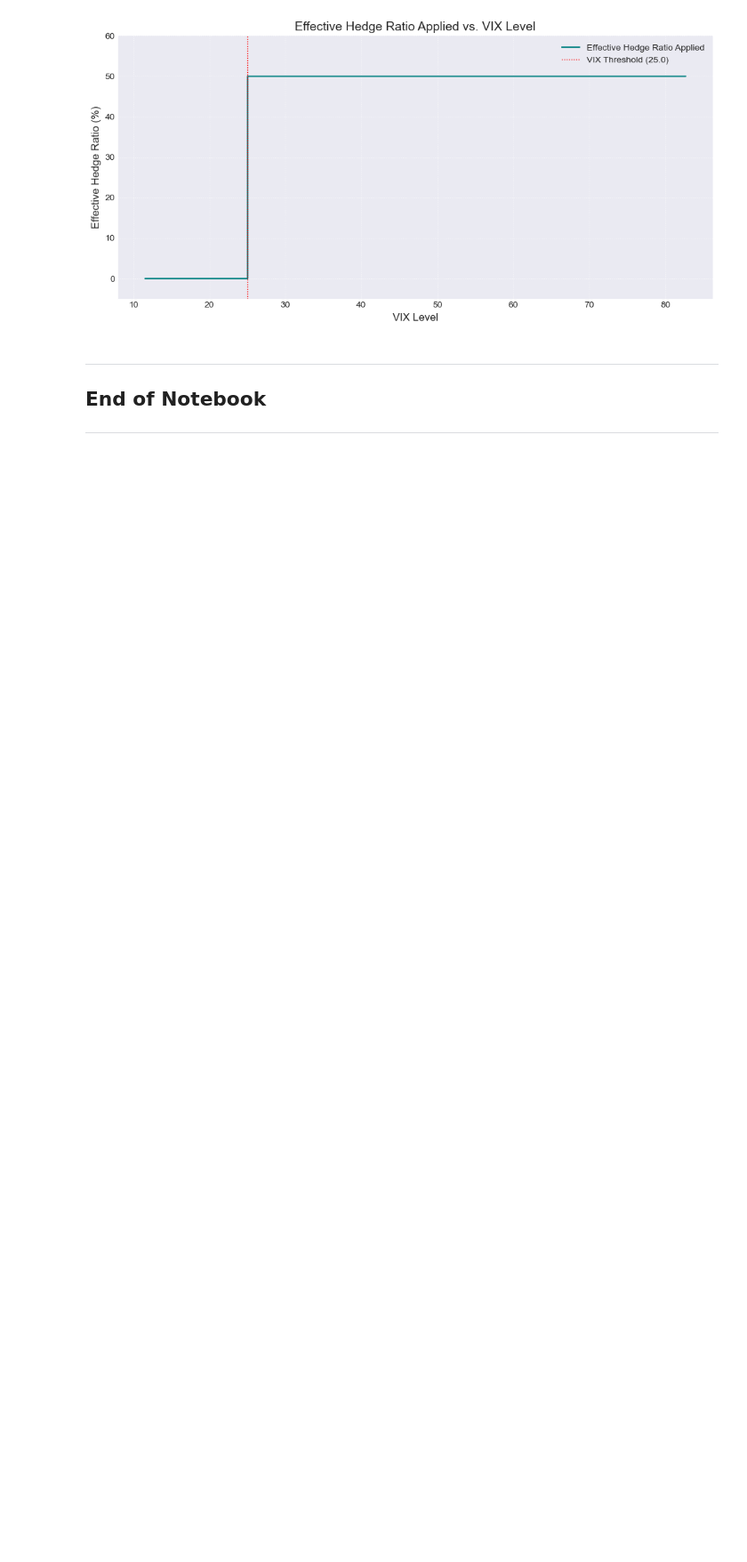
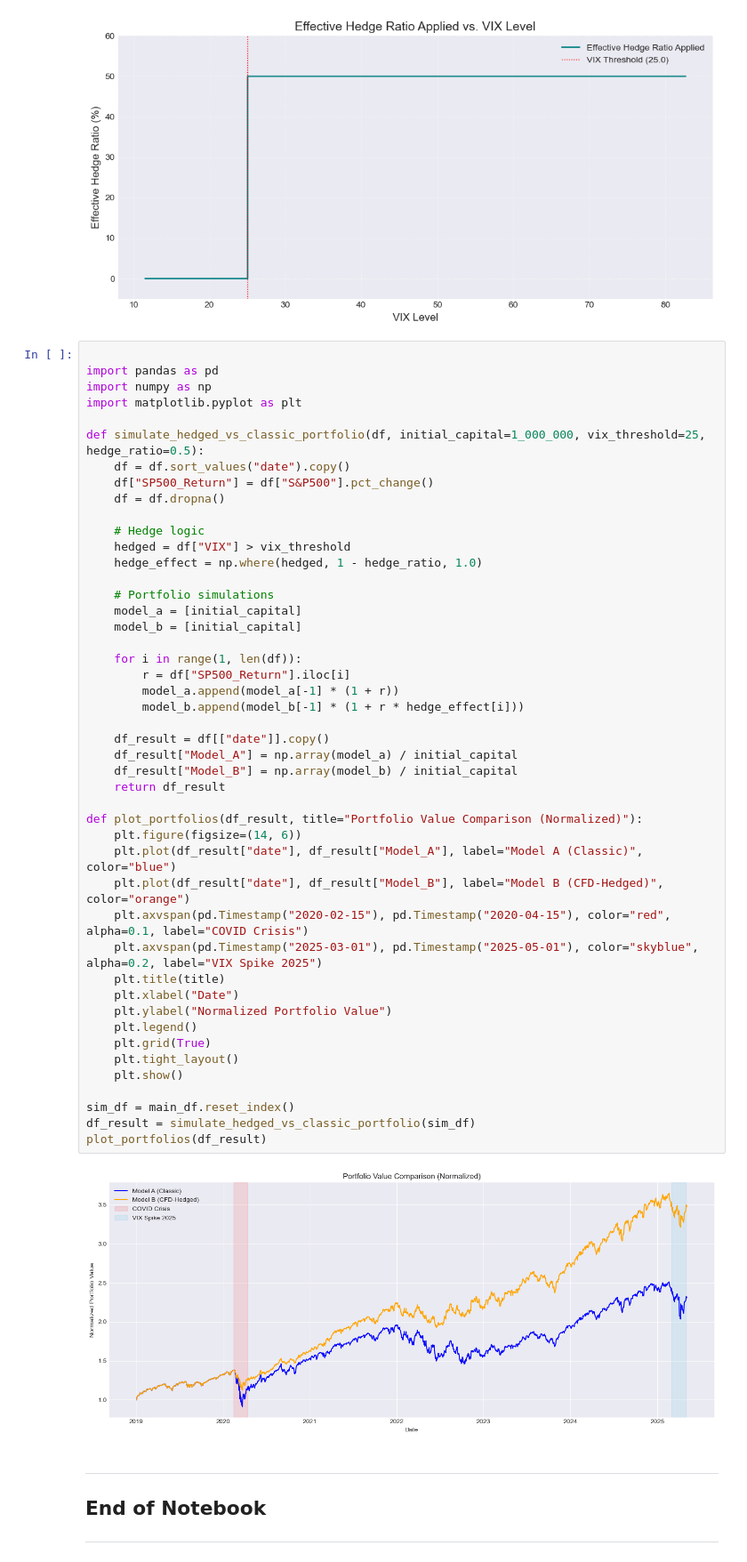
Before and after one commit to shekharbiswas/CFD_Simulation, a Jupyter notebook: analysis.ipynb, the cells around one changed output. Shown at 89% size. Drawn from its saved outputs; the diff is of its cells as text; blank space fills up the shorter version.

```diff
--- a/analysis.ipynb
+++ b/analysis.ipynb
@@ -1312,6 +1312,54 @@ if config['plotting']['show_plots_inline']:
 [figure]
 [figure]
 [figure]
+# %%
+
+import pandas as pd
+import numpy as np
+import matplotlib.pyplot as plt
+
+def simulate_hedged_vs_classic_portfolio(df, initial_capital=1_000_000, vix_threshold=25, hedge_ratio=0.5):
+    df = df.sort_values("date").copy()
+    df["SP500_Return"] = df["S&P500"].pct_change()
+    df = df.dropna()
+
+    # Hedge logic
+    hedged = df["VIX"] > vix_threshold
+    hedge_effect = np.where(hedged, 1 - hedge_ratio, 1.0)
+
+    # Portfolio simulations
+    model_a = [initial_capital]
+    model_b = [initial_capital]
+
+    for i in range(1, len(df)):
+        r = df["SP500_Return"].iloc[i]
+        model_a.append(model_a[-1] * (1 + r))
+        model_b.append(model_b[-1] * (1 + r * hedge_effect[i]))
+
+    df_result = df[["date"]].copy()
+    df_result["Model_A"] = np.array(model_a) / initial_capital
+    df_result["Model_B"] = np.array(model_b) / initial_capital
+    return df_result
+
+def plot_portfolios(df_result, title="Portfolio Value Comparison (Normalized)"):
+    plt.figure(figsize=(14, 6))
+    plt.plot(df_result["date"], df_result["Model_A"], label="Model A (Classic)", color="blue")
+    plt.plot(df_result["date"], df_result["Model_B"], label="Model B (CFD-Hedged)", color="orange")
+    plt.axvspan(pd.Timestamp("2020-02-15"), pd.Timestamp("2020-04-15"), color="red", alpha=0.1, label="COVID Crisis")
+    plt.axvspan(pd.Timestamp("2025-03-01"), pd.Timestamp("2025-05-01"), color="skyblue", alpha=0.2, label="VIX Spike 2025")
+    plt.title(title)
+    plt.xlabel("Date")
+    plt.ylabel("Normalized Portfolio Value")
+    plt.legend()
+    plt.grid(True)
+    plt.tight_layout()
+    plt.show()
+
+sim_df = main_df.reset_index()
+df_result = simulate_hedged_vs_classic_portfolio(sim_df)
+plot_portfolios(df_result)
+# %% [output]
+[figure, added]
 # %% [markdown]
 ---
 ## End of Notebook
```
Also changed, not shown: parts of 3 cells of this notebook, 4 other files.
